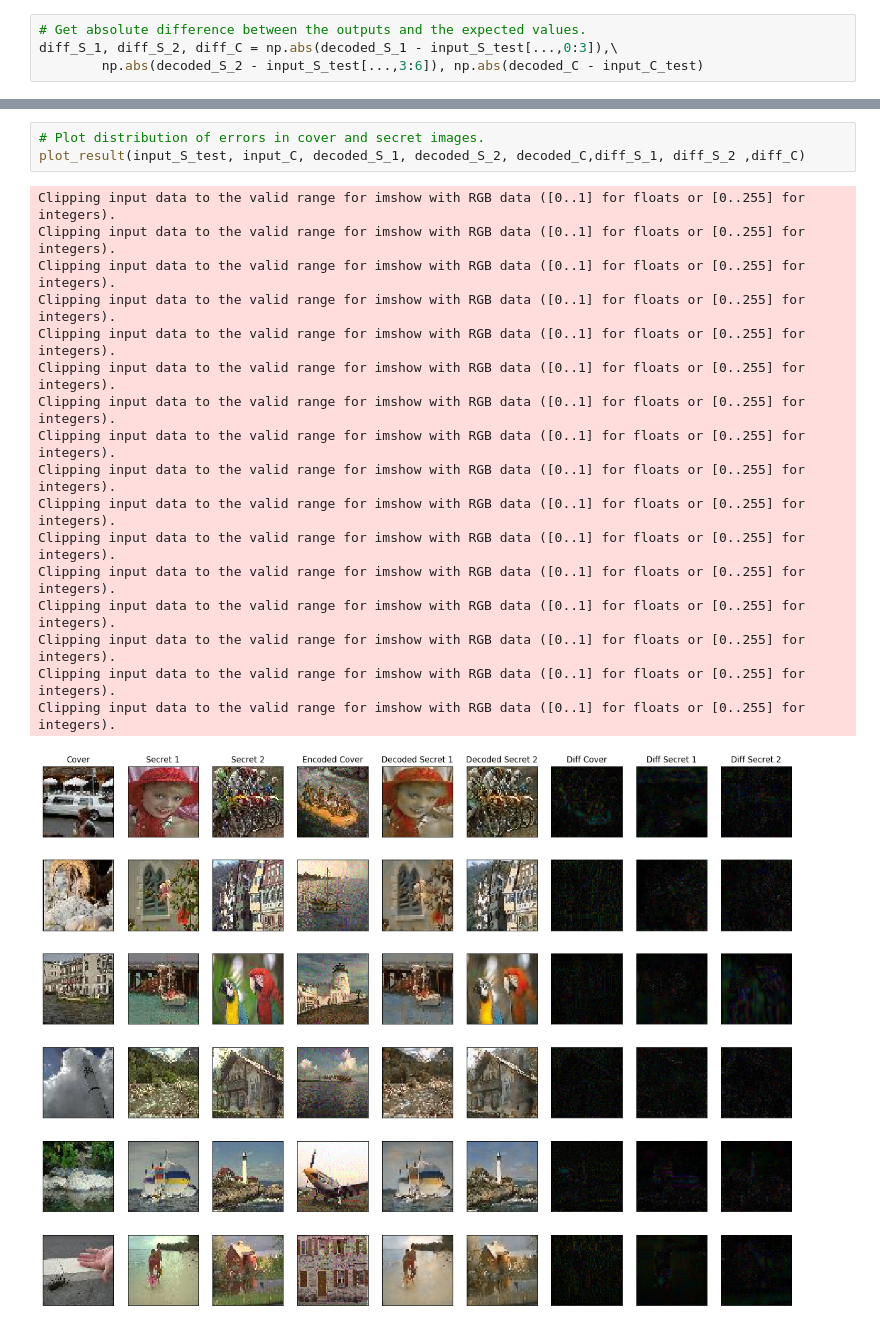
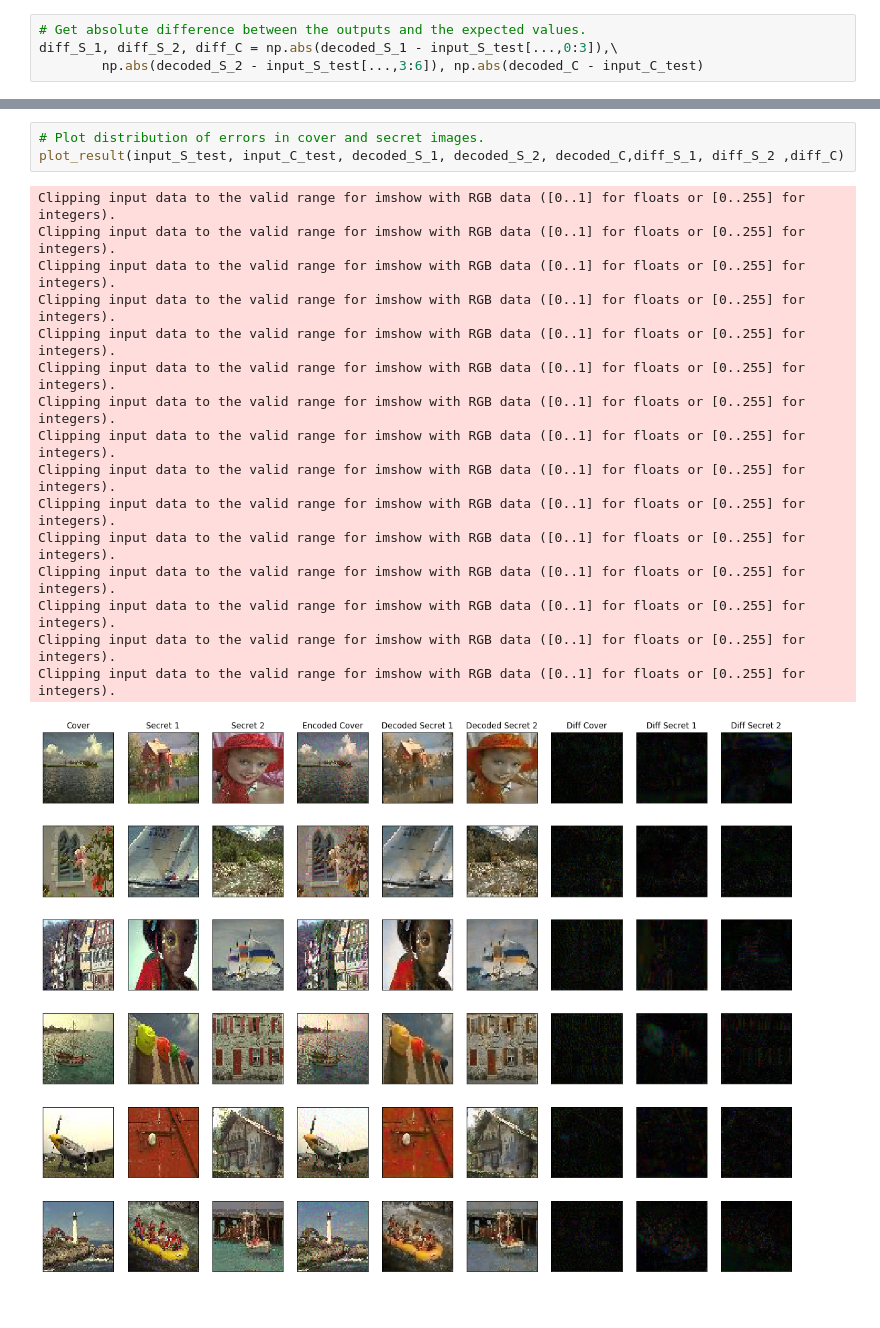
Before and after one commit to ZachariahPang/Math-110B-project3, a Jupyter notebook: Steg-NN-Two-Secret-Image.ipynb, the cells around one changed output, grey strips where cells are left out. Saved outputs shown, nothing was run; the diff lists cells and outputs as text.

```diff
--- a/Steg-NN-Two-Secret-Image.ipynb
+++ b/Steg-NN-Two-Secret-Image.ipynb
@@ -493,22 +495,21 @@ pixel_histogram(diff_S_1, diff_S_2, diff_C)
 [figure]
 # %%
 # Plot distribution of errors in cover and secret images.
-plot_result(input_S_test, input_C, decoded_S_1, decoded_S_2, decoded_C,diff_S_1, diff_S_2 ,diff_C)
+plot_result(input_S_test, input_C_test, decoded_S_1, decoded_S_2, decoded_C,diff_S_1, diff_S_2 ,diff_C)
 # %% [output]
 Clipping input data to the valid range for imshow with RGB data ([0..1] for floats or [0..255] for integers).
 Clipping input data to the valid range for imshow with RGB data ([0..1] for floats or [0..255] for integers).
 Clipping input data to the valid range for imshow with RGB data ([0..1] for floats or [0..255] for integers).
 Clipping input data to the valid range for imshow with RGB data ([0..1] for floats or [0..255] for integers).
 Clipping input data to the valid range for imshow with RGB data ([0..1] for floats or [0..255] for integers).
 Clipping input data to the valid range for imshow with RGB data ([0..1] for floats or [0..255] for integers).
 Clipping input data to the valid range for imshow with RGB data ([0..1] for floats or [0..255] for integers).
 Clipping input data to the valid range for imshow with RGB data ([0..1] for floats or [0..255] for integers).
 Clipping input data to the valid range for imshow with RGB data ([0..1] for floats or [0..255] for integers).
 Clipping input data to the valid range for imshow with RGB data ([0..1] for floats or [0..255] for integers).
 Clipping input data to the valid range for imshow with RGB data ([0..1] for floats or [0..255] for integers).
 Clipping input data to the valid range for imshow with RGB data ([0..1] for floats or [0..255] for integers).
 Clipping input data to the valid range for imshow with RGB data ([0..1] for floats or [0..255] for integers).
 Clipping input data to the valid range for imshow with RGB data ([0..1] for floats or [0..255] for integers).
 Clipping input data to the valid range for imshow with RGB data ([0..1] for floats or [0..255] for integers).
-Clipping input data to the valid range for imshow with RGB data ([0..1] for floats or [0..255] for integers).
-[figure, old version]
+[figure, new version]
```
Also changed, not shown: parts of 3 cells of this notebook.
